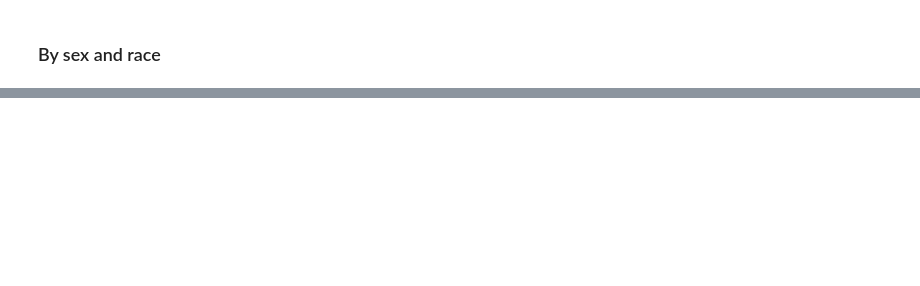
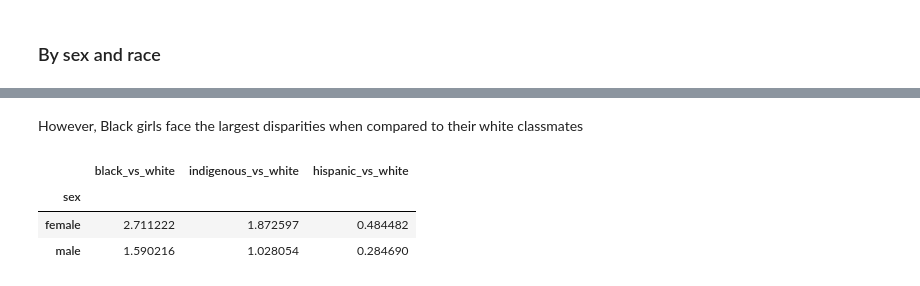
Before and after one commit to cbs-news-data/crdc-le-referral-data, a Jupyter notebook: notebooks/crdc_referrals_arrests/crdc_referrals_arrests.ipynb, the cells around one changed output, grey strips where cells are left out. Cells and saved outputs as stored; diff of their text form; code cells hidden in the pictures; blank space fills up the shorter version.

```diff
--- a/notebooks/crdc_referrals_arrests/crdc_referrals_arrests.ipynb
+++ b/notebooks/crdc_referrals_arrests/crdc_referrals_arrests.ipynb
@@ -91,0 +159,34 @@ cha = pd.read_csv("input/characteristics.csv", low_memory=False)
+# %% [markdown]
+However, Black girls face the largest disparities when compared to their white classmates
+# %%
+sex_race_arrest_disparities = (
+    race_sex_national[["arrest_rate"]]
+    .unstack(0)
+    .assign(
+        black_vs_white=lambda df: (
+            df[("arrest_rate", "black")] - df[("arrest_rate", "white")]
+        )
+        / df[("arrest_rate", "white")]
+    )
+    .assign(
+        indigenous_vs_white=lambda df: (
+            df[("arrest_rate", "american indian/alaskan native")]
+            - df[("arrest_rate", "white")]
+        )
+        / df[("arrest_rate", "white")]
+    )
+    .assign(
+        hispanic_vs_white=lambda df: (
+            df[("arrest_rate", "hispanic")] - df[("arrest_rate", "white")]
+        )
+        / df[("arrest_rate", "white")]
+    )[["black_vs_white", "indigenous_vs_white", "hispanic_vs_white"]]
+    .droplevel(1, axis=1)
+)
+
+sex_race_arrest_disparities
+# %% [output]
+|  | black_vs_white | indigenous_vs_white | hispanic_vs_white |
+| sex |  |  |  |
+| female | 2.711222 | 1.872597 | 0.484482 |
+| male | 1.590216 | 1.028054 | 0.284690 |
```
Also changed, not shown: parts of 12 cells of this notebook.
